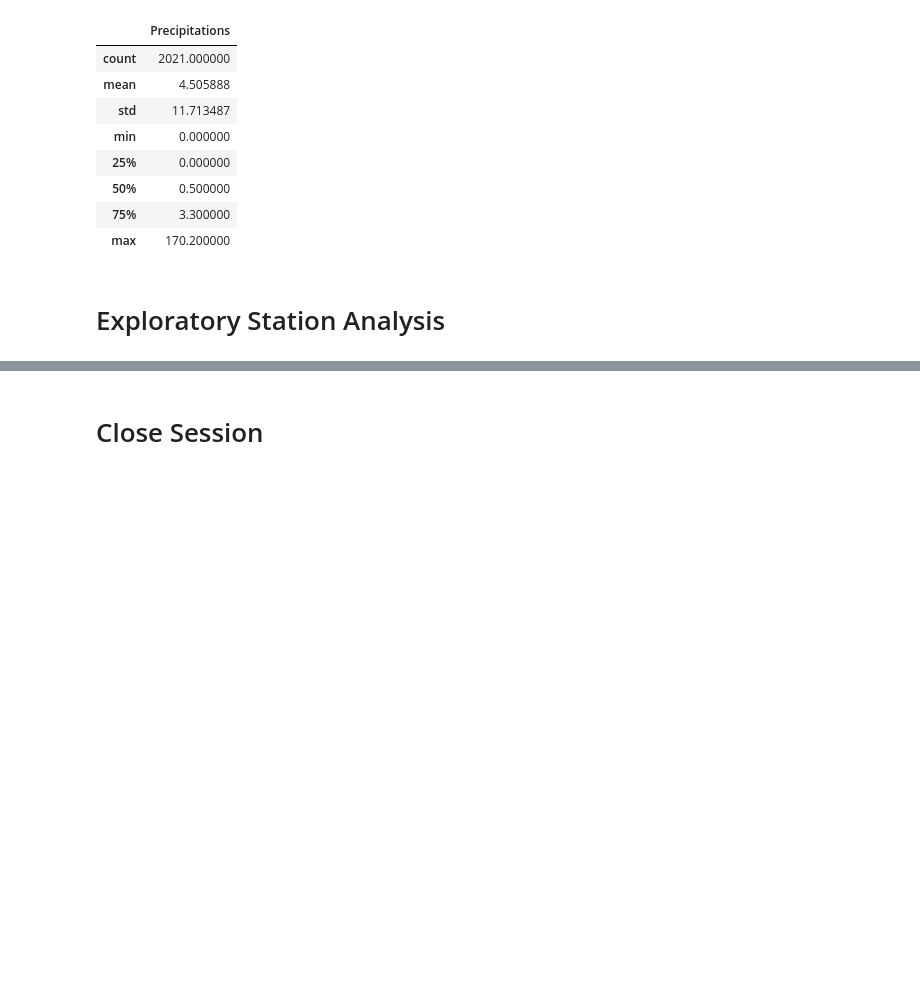
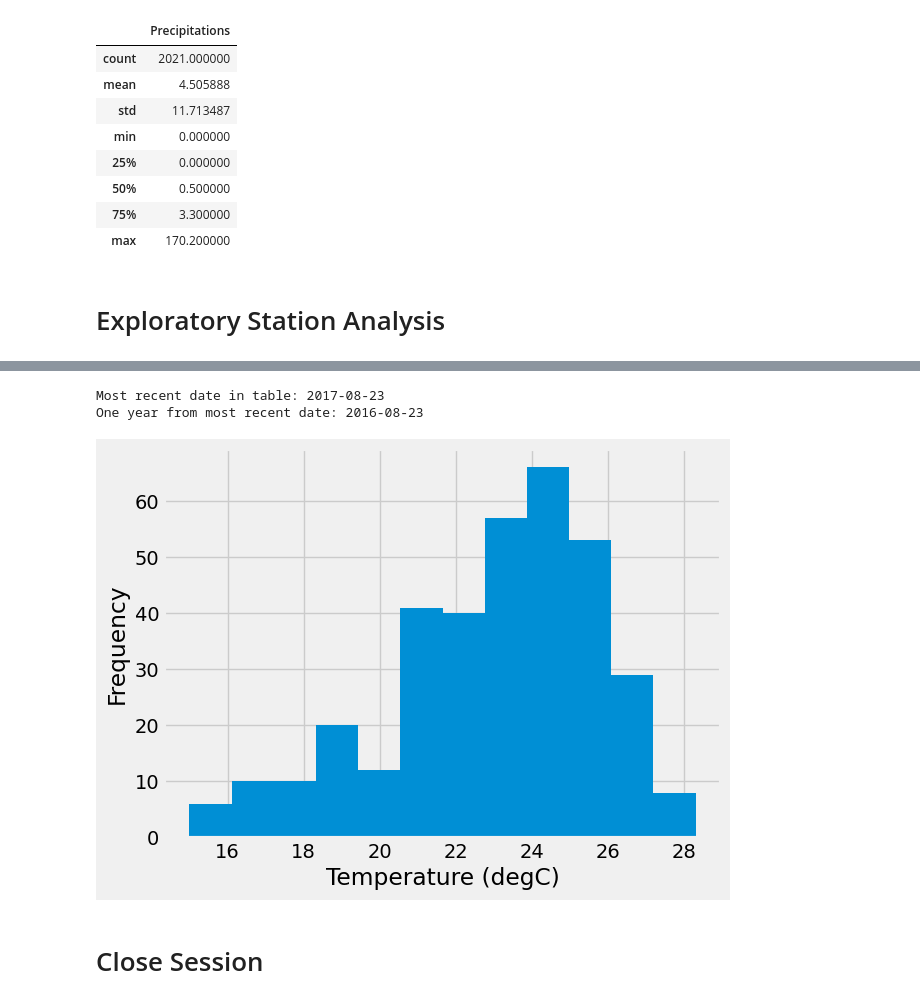
Before and after one commit to benoitchamot/SurfWeatherAPI, a Jupyter notebook: SurfsUp/climate_starter.ipynb, the cells around one changed output, grey strips where cells are left out. Drawn from its saved outputs; the diff is of its cells as text; code cells hidden in the pictures; blank space fills up the shorter version.

Commit message:
Complete Part 1: Analyse and Explore the Climate Data. End to end testing of jupyter notebook completed. Code polishing of jupyter notebook completed.

```diff
--- a/SurfsUp/climate_starter.ipynb
+++ b/SurfsUp/climate_starter.ipynb
@@ -153,0 +145,18 @@ Text(0.5, 4.183333333333314, 'Temperature')
+# %%
+# Design a query to find the most active stations (i.e. which stations have the most rows?)
+# List the stations and their counts in descending order.
+
+# Get the station and count of rows
+station_activity = session.query(measurement.station, func.count(measurement.station))
+
+# Group by station to get the count per station
+station_activity = station_activity.group_by(measurement.station)
+
+# Order by count of station (in descending order)
+station_activity = station_activity.order_by(desc(func.count(measurement.station)))
+
+# Return the result as a list
+station_activity = station_activity.all()
+
+# Display the list with each station with the count of rows in which it appears
+display(station_activity)
@@ -154,3 +201,36 @@ Text(0.5, 4.183333333333314, 'Temperature')
+# %%
+# Using the most active station id
+most_active_station_query = session.query(measurement).filter(measurement.station == most_active_station).order_by(desc(measurement.date))
+
+# Query the last 12 months of temperature observation data for this station
+station_most_recent_date_string = most_active_station_query.first().date
+station_most_recent_date, station_most_recent_date_plus_1y = last_12_months(station_most_recent_date_string)
+
+# Create empty lists
+station_dates = []
+station_temps = []
+
+# Loop through the measurements
+for row in most_active_station_query:
+    # Convert date to datetime
+    row_date = str_to_date(row.date)
+
+    # If the date is more recent than the limit date (1 year from most recent date)
+    # and the precipitations values are not null...
+    if (row_date >= station_most_recent_date_plus_1y) & (type(row.tobs) == float):
+        # ... then append the data to the lists
+        station_dates.append(row_date)
+        station_temps.append(row.tobs)
+
+# Plot the results as a histogram
+plt.hist(station_temps, bins=12)
+plt.xlabel('Temperature (degC)')
+plt.ylabel('Frequency')
+plt.show()
+# %% [output]
+Most recent date in table: 2017-08-23
+One year from most recent date: 2016-08-23
+[figure, added]
 # %% [markdown]
 # Close Session
 # %%
```
Also changed, not shown: parts of 10 cells of this notebook.
